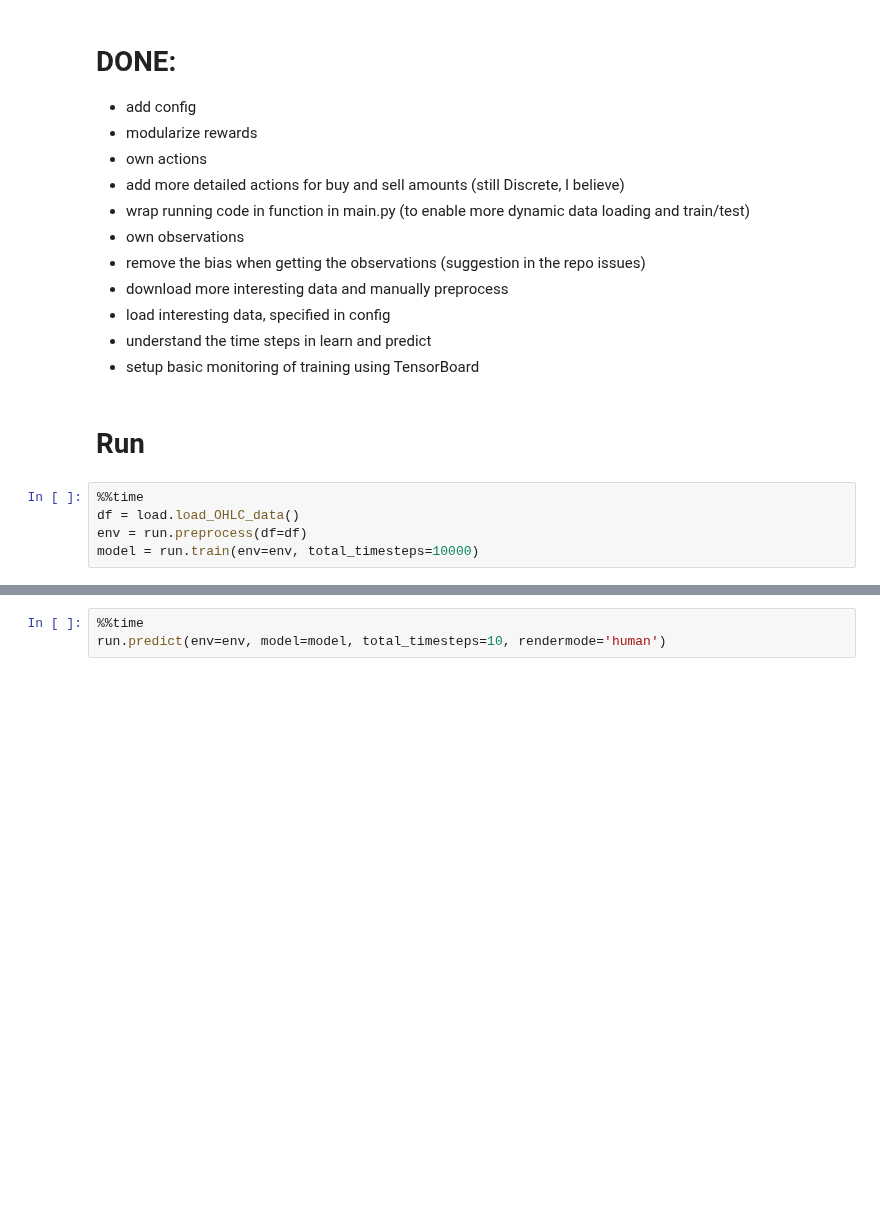
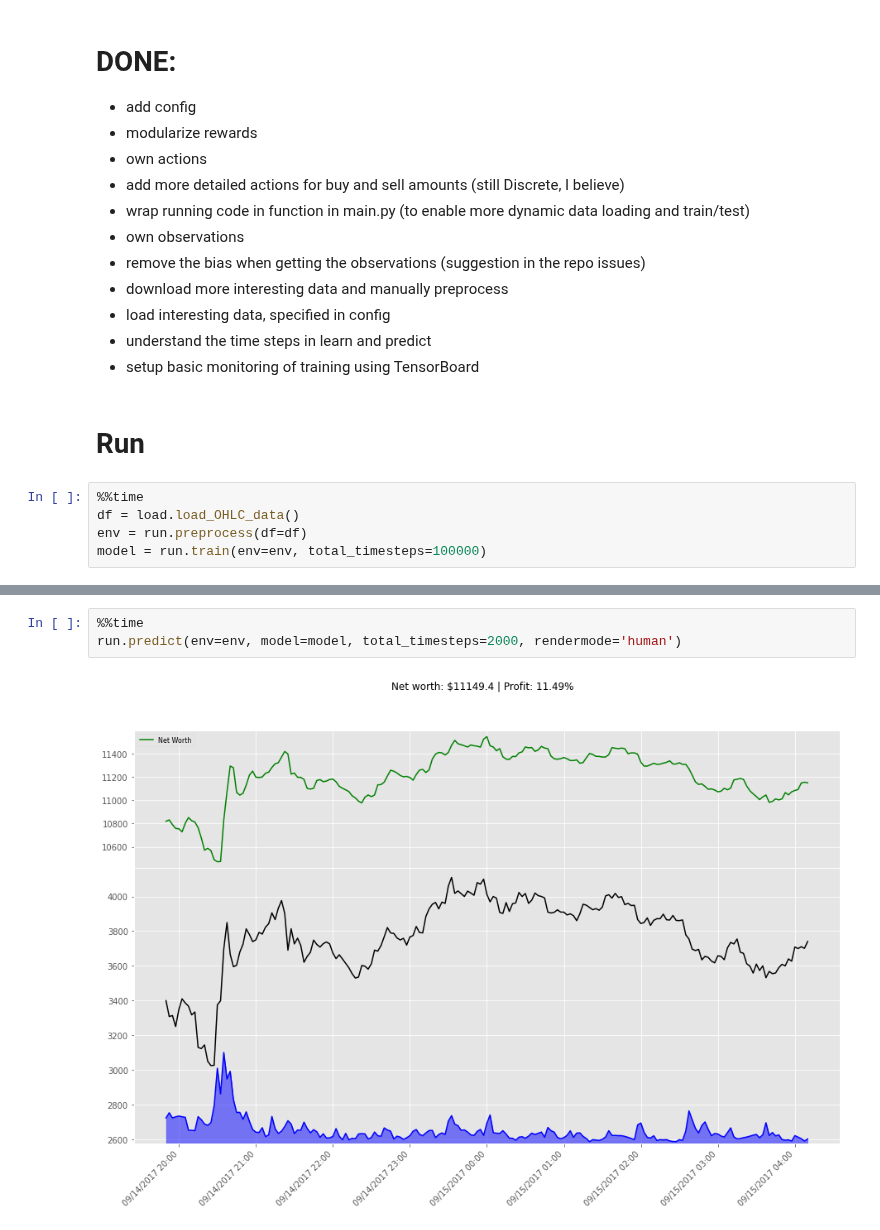
Before and after one commit to perjonasam/dunderbot, a Jupyter notebook: Playground.ipynb, the cells around one changed output, grey strips where cells are left out. Drawn from its saved outputs; the diff is of its cells as text; blank space fills up the shorter version.

Commit message:
Basic rendering of performance plot in env.render()

```diff
--- a/Playground.ipynb
+++ b/Playground.ipynb
@@ -48,4 +55,4 @@ loading config from config/config.yml
 %%time
 df = load.load_OHLC_data()
 env = run.preprocess(df=df)
-model = run.train(env=env, total_timesteps=10000)
+model = run.train(env=env, total_timesteps=100000)
@@ -52,3 +77,5 @@ model = run.train(env=env, total_timesteps=10000)
 # %%
 %%time
-run.predict(env=env, model=model, total_timesteps=10, rendermode='human')
+run.predict(env=env, model=model, total_timesteps=2000, rendermode='human')
+# %% [output]
+[figure, added]
```
Also changed, not shown: parts of 4 cells of this notebook, 4 other files.
